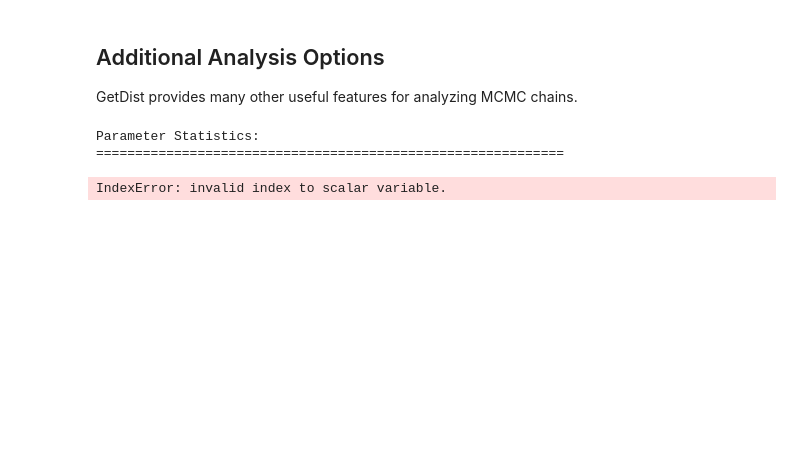
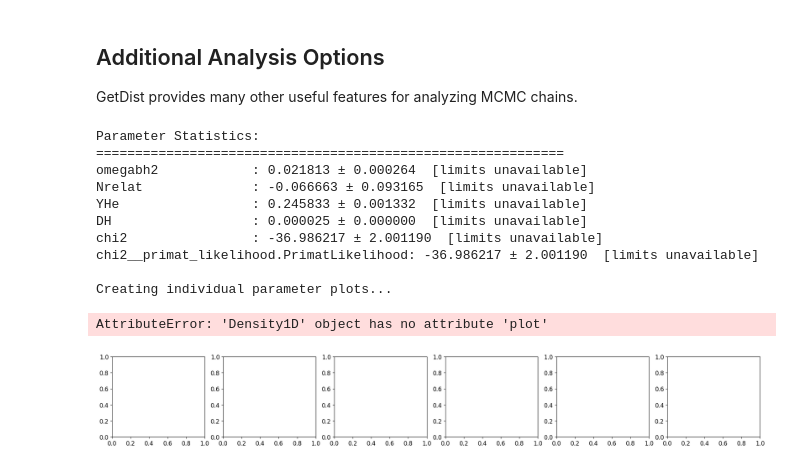
Before and after one commit to CyrilPitrou/primat_wrapper, a Jupyter notebook: pythontest/analyze_primat_standard.ipynb, the cells around one changed output. Cells and saved outputs as stored; diff of their text form; code cells hidden in the pictures; blank space fills up the shorter version.

```diff
--- a/pythontest/analyze_primat_standard.ipynb
+++ b/pythontest/analyze_primat_standard.ipynb
@@ -151,27 +164,44 @@ GetDist provides many other useful features for analyzing MCMC chains.
 # %%
 # Get parameter statistics (mean, std, confidence limits)
 print("Parameter Statistics:")
 print("=" * 60)
 for param in samples1.getParamNames().list():
     mean = samples1.mean(param)
     std = samples1.std(param)
     limits = samples1.confidence(param, 0.68)  # 68% confidence interval
-    print(f"{param:20s}: {mean:.6f} ± {std:.6f}  [{limits[0]:.6f}, {limits[1]:.6f}]")
+    if isinstance(limits, (list, tuple, np.ndarray)) and len(limits) == 2:
+        print(f"{param:20s}: {mean:.6f} ± {std:.6f}  [{limits[0]:.6f}, {limits[1]:.6f}]")
+    else:
+        print(f"{param:20s}: {mean:.6f} ± {std:.6f}  [limits unavailable]")
 
 # Plot individual 1D posteriors
 print("\nCreating individual parameter plots...")
 fig, axes = plt.subplots(1, len(samples1.getParamNames().list()), figsize=(4*len(samples1.getParamNames().list()), 3))
 if len(samples1.getParamNames().list()) == 1:
     axes = [axes]
-
 for i, param in enumerate(samples1.getParamNames().list()):
-    samples1.get1DDensity(param).plot(axes[i])
-    axes[i].set_xlabel(param)
-    axes[i].set_ylabel('Probability density')
-
+    try:
+        density = samples1.get1DDensity(param)
+        if hasattr(density, 'plot') and callable(density.plot):
+            density.plot(axes[i])
+        else:
+            axes[i].plot(density.x, density.P, label=param)
+        axes[i].set_xlabel(param)
+        axes[i].set_ylabel('Probability density')
+    except Exception as e:
+        print(f"Could not plot {param}: {e}")
 plt.tight_layout()
 plt.show()
 # %% [output]
 Parameter Statistics:
 ============================================================
+omegabh2            : 0.021813 ± 0.000264  [limits unavailable]
+Nrelat              : -0.066663 ± 0.093165  [limits unavailable]
+YHe                 : 0.245833 ± 0.001332  [limits unavailable]
+DH                  : 0.000025 ± 0.000000  [limits unavailable]
+chi2                : -36.986217 ± 2.001190  [limits unavailable]
+chi2__primat_likelihood.PrimatLikelihood: -36.986217 ± 2.001190  [limits unavailable]
+
+Creating individual parameter plots...
-IndexError: invalid index to scalar variable.
+AttributeError: 'Density1D' object has no attribute 'plot'
+[figure, added]
```
Also changed, not shown: parts of 4 cells of this notebook, 2 other files.
